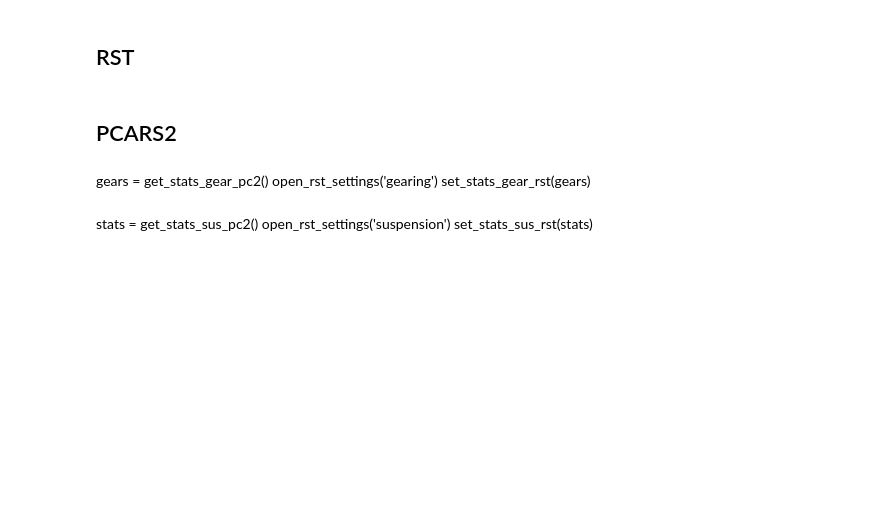
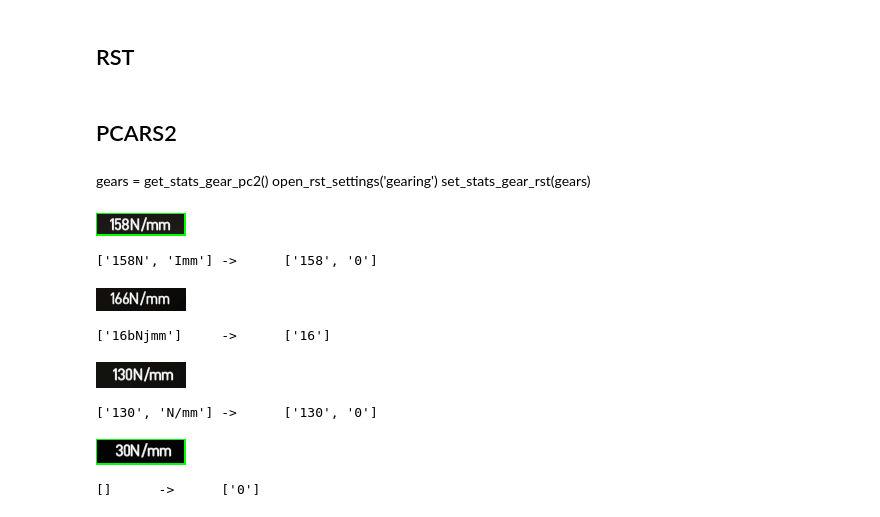
Before and after one commit to GeoSnipes/migrate_pc2setup_to_rst, a Jupyter notebook: migrate_params.ipynb, the cells around one changed output. Cells and saved outputs as stored; diff of their text form; code cells hidden in the pictures; blank space fills up the shorter version.

```diff
--- a/migrate_params.ipynb
+++ b/migrate_params.ipynb
@@ -30,13 +36,16 @@ def get_sreenshot(app=None, wind_stat=None, screenname=None):
         screenname = 'screenshots/'+screenname
         if not screenname.endswith('.png'):
             screenname+='.png'
+    else:
+        screenname = str(time.time())+'.png'
+
     if app != None:
         app.set_focus()
         app_prop = get_app_prop(app)
         wind_stat = (app_prop[0], app_prop[1], app_prop[2], app_prop[3])
     elif wind_stat == None:
         print('[ERROR] Either app object or custom box has to be passed')
-        return
+        return None
     return gui.screenshot(imageFilename=screenname, region=wind_stat)
 
 def image_convert(image):
@@ -66,7 +75,7 @@ def app_get_region(app, x, y, width=10, height=10, use_ratio=False, draw_outline
 
         for _ in range(25):
             app.draw_outline(rect=cusrect)
-    gui.moveTo(x, y)
+    # gui.moveTo(x, y)
     return x, y, width, height
 # %%
 def ocr(img, v1=False, raw=False):
@@ -175,6 +191,7 @@ open_rst_settings('gearing')
 set_stats_gear_rst(gears)
 # %%
 def retriev_ocr(content, debug=True):
+    img=content
     results = ocr(content)
     content = []
     if len(results) == 0:
@@ -186,14 +203,13 @@ def retriev_ocr(content, debug=True):
             except:
                 content.append('0')
     if debug:
-        # content.show()
-        print(results)
-        print(content)
+        disp_img_inline(img)
+        print(f'{results}\t->\t{content}')
+        print()
     return content
 # %%
 def get_stats_sus_pc2():
     # Select suspension menu
-    rst.set_focus()
     pc2.set_focus()
     pos = app_get_region(pc2, x=int(get_app_prop2(pc2)[0]/2)-200, y=250, use_ratio=True)
     click_here(pos[0], pos[1])
@@ -242,7 +258,3 @@ def set_stats_sus_rst(stats):
     pos = app_get_region(rst, x=start+seperator, y=435)
     gui.click(pos[0], pos[1])
     gui.typewrite(stats[3])
-# %% [markdown]
-stats = get_stats_sus_pc2()
-open_rst_settings('suspension')
-set_stats_sus_rst(stats)
@@ -272,0 +261,13 @@ for ifilter_type in [ImageFilter.SHARPEN,ImageFilter.DETAIL,ImageFilter.EDGE_ENH
+# %%
+stats = get_stats_sus_pc2()
+open_rst_settings('suspension')
+set_stats_sus_rst(stats)
+# %% [output]
+[figure, added]
+['158N', 'Imm'] ->      ['158', '0']
+[figure, added]
+['16bNjmm']     ->      ['16']
+[figure, added]
+['130', 'N/mm'] ->      ['130', '0']
+[figure, added]
+[]      ->      ['0']
```
Also changed, not shown: parts of 10 cells of this notebook, 1 other file.
